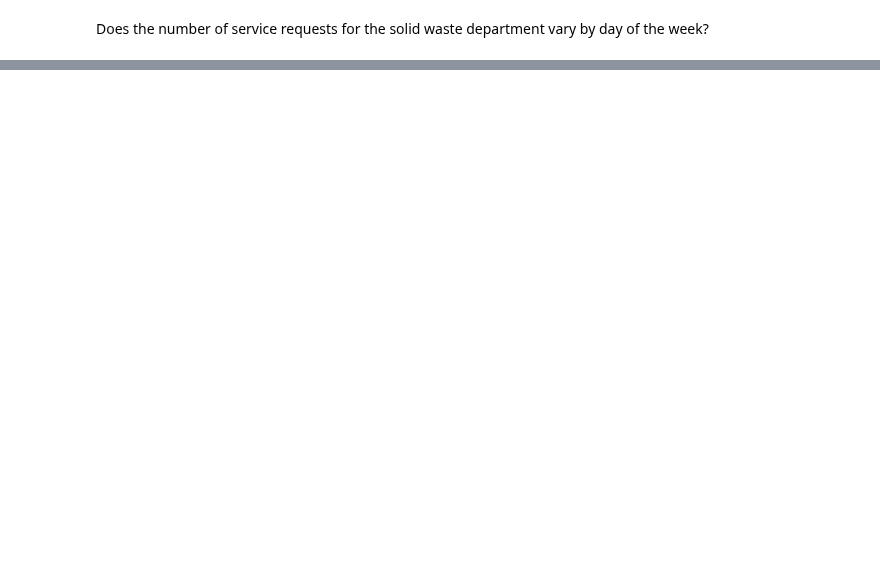
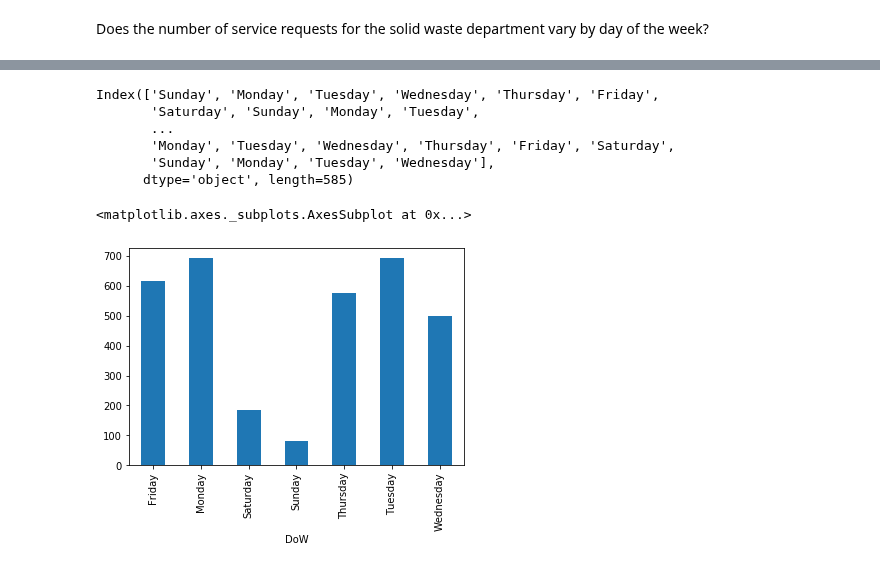
Before and after one commit to flambuth/ds-methodologies-exercises, a Jupyter notebook: spark/spark-exploration.ipynb, the cells around one changed output, grey strips where cells are left out. Cells and saved outputs as stored; diff of their text form; code cells hidden in the pictures; blank space fills up the shorter version.

```diff
--- a/spark/spark-exploration.ipynb
+++ b/spark/spark-exploration.ipynb
@@ -143,2 +243,4 @@ On average, how many cases are opened a day for the Customer Service department?
 # %% [markdown]
 Does the number of service requests for the solid waste department vary by day of the week?
+# %%
+solid_waste = cases_by_day.filter(cases_by_day.department == 'Solid Waste')
@@ -144,0 +255,12 @@ Does the number of service requests for the solid waste department vary by day o
+# %%
+solid_waste_pandas = (
+    solid_waste
+    .groupby('case_opened_date')
+    .count()
+    .na.drop()
+    .sort('case_opened_date')
+    .toPandas()
+    .assign(case_opened_date=lambda df: pd.to_datetime(df.case_opened_date))
+    .set_index('case_opened_date')
+    ['count']
+)
@@ -144,0 +269,18 @@ Does the number of service requests for the solid waste department vary by day o
+# %%
+DoW
+# %% [output]
+Index(['Sunday', 'Monday', 'Tuesday', 'Wednesday', 'Thursday', 'Friday',
+       'Saturday', 'Sunday', 'Monday', 'Tuesday',
+       ...
+       'Monday', 'Tuesday', 'Wednesday', 'Thursday', 'Friday', 'Saturday',
+       'Sunday', 'Monday', 'Tuesday', 'Wednesday'],
+      dtype='object', length=585)
+# %%
+solid_waste_pandas['DoW'] = solid_waste_pandas.index.strftime("%A")
+# %%
+solid_waste_pandas = pd.DataFrame(solid_waste_pandas)
+# %%
+solid_waste_pandas.groupby('DoW')['count'].mean().plot('bar')
+# %% [output]
+<matplotlib.axes._subplots.AxesSubplot at 0x...>
+[figure, added]
```
Also changed, not shown: parts of 19 cells of this notebook.
